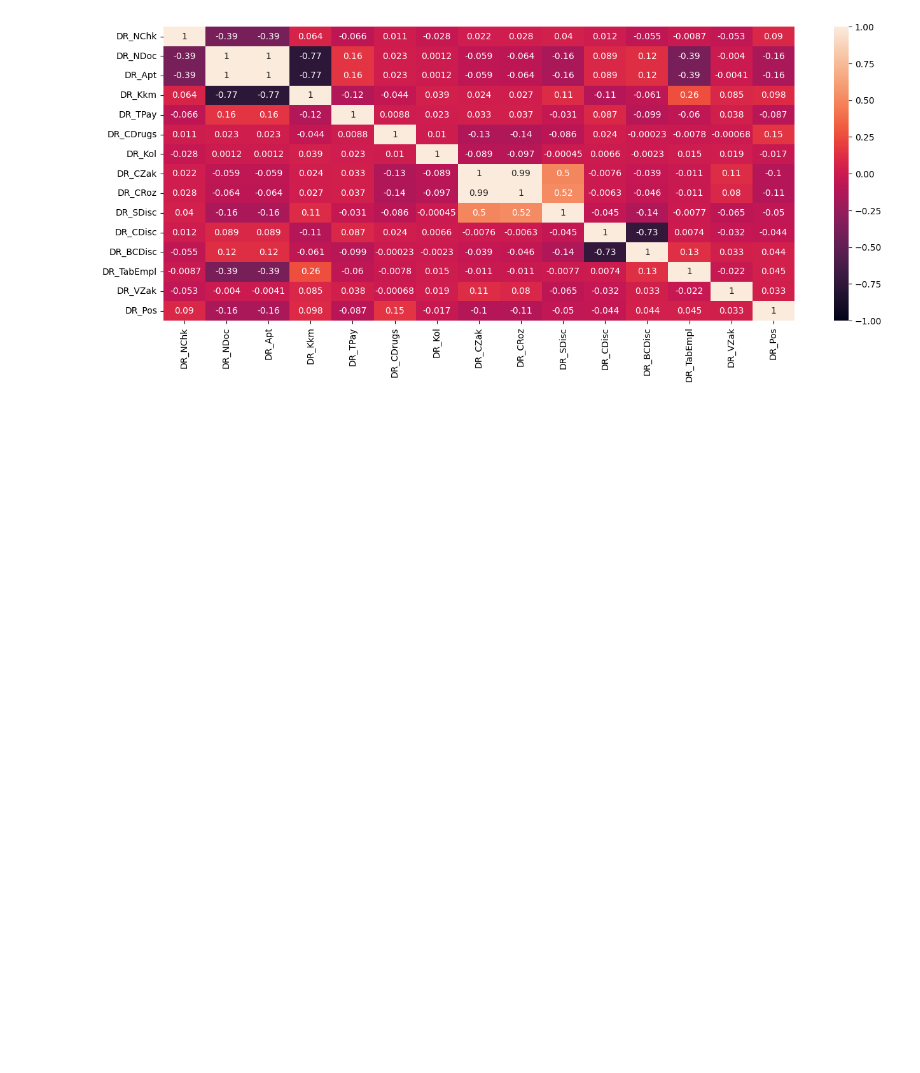
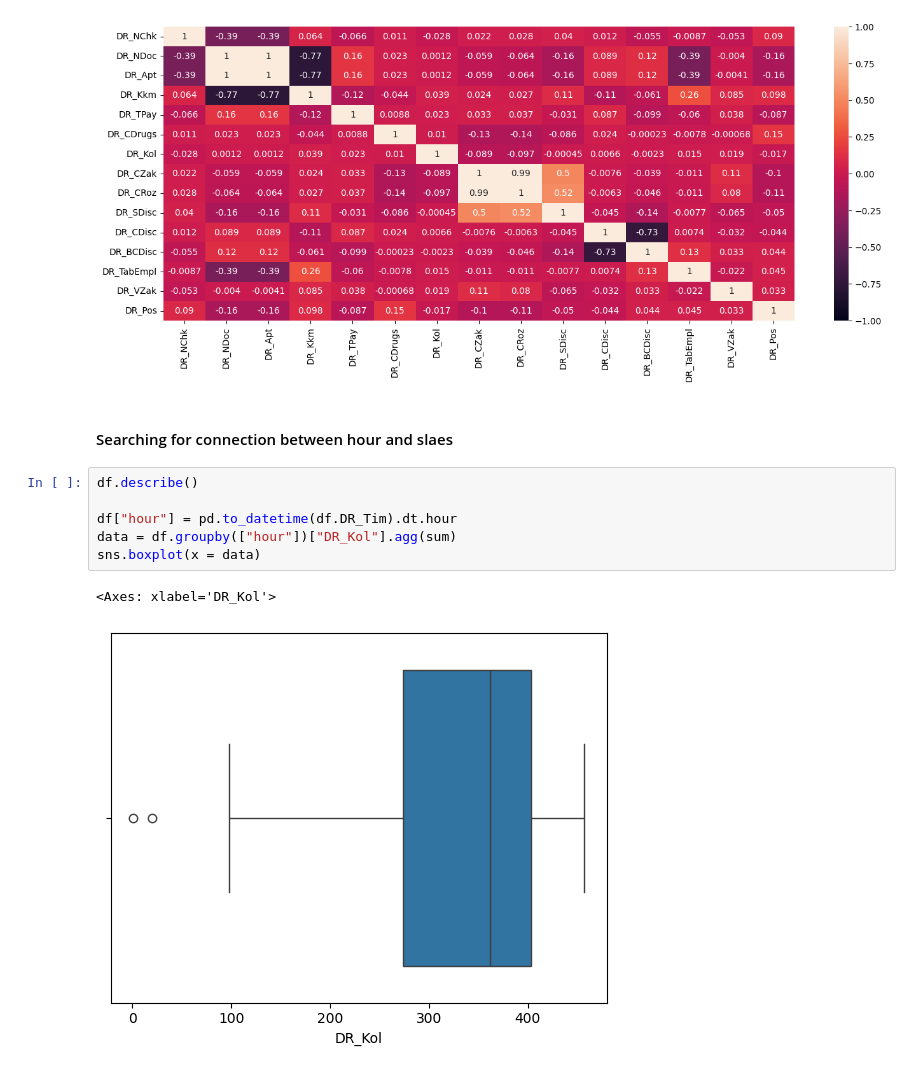
Before and after one commit to Segun228/Python_guides, a Jupyter notebook: t_pandas_guide/explorary_data_analysis.ipynb, the cells around one changed output. Saved outputs shown, nothing was run; the diff lists cells and outputs as text; blank space fills up the shorter version.

```diff
--- a/t_pandas_guide/explorary_data_analysis.ipynb
+++ b/t_pandas_guide/explorary_data_analysis.ipynb
@@ -116,3 +119,14 @@ sns.heatmap(
 # %% [output]
 <Axes: >
 [figure]
+# %% [markdown]
+#### Searching for connection between hour and slaes
+# %%
+df.describe()
+
+df["hour"] = pd.to_datetime(df.DR_Tim).dt.hour
+data = df.groupby(["hour"])["DR_Kol"].agg(sum)
+sns.boxplot(x = data)
+# %% [output]
+<Axes: xlabel='DR_Kol'>
+[figure, added]
```
Also changed, not shown: parts of 7 cells of this notebook, 5 other files.
